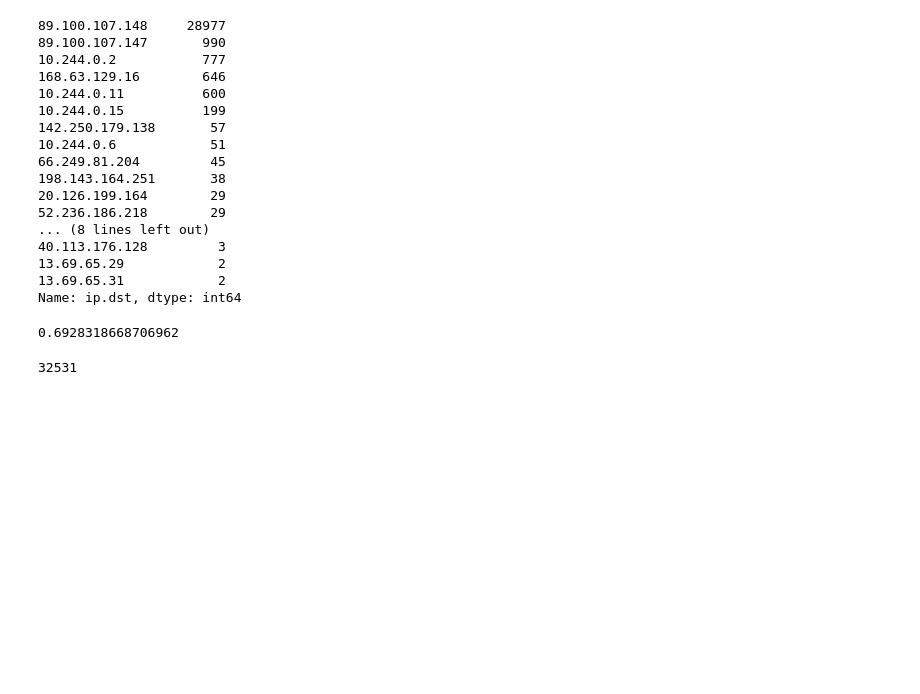
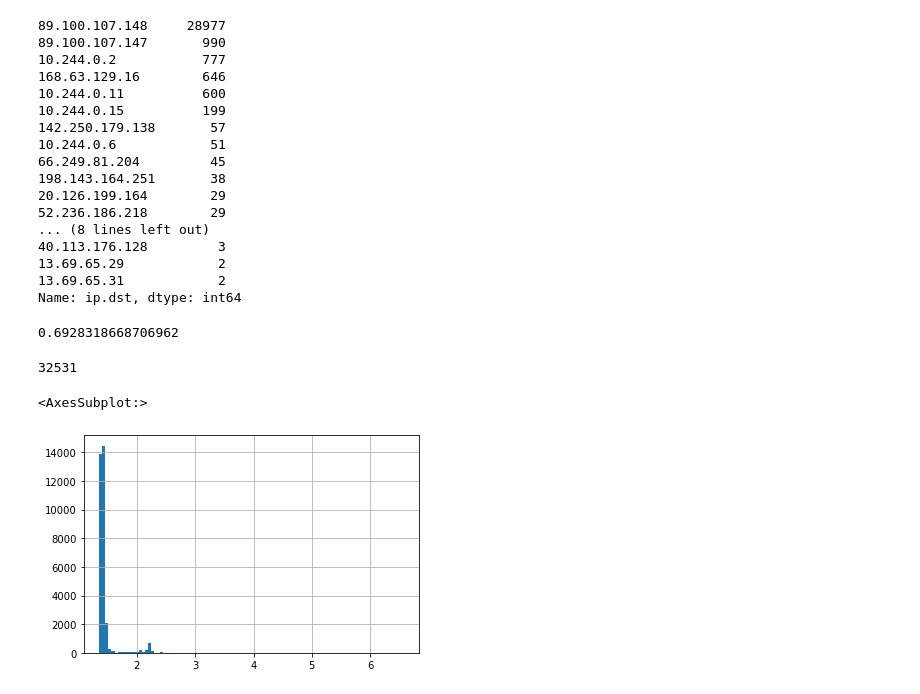
Before and after one commit to hotshot07/thesis, a Jupyter notebook: notebooks/Think this is it.ipynb, the cells around one changed output. Drawn from its saved outputs; the diff is of its cells as text; code cells hidden in the pictures; blank space fills up the shorter version.

```diff
--- a/notebooks/Think this is it.ipynb
+++ b/notebooks/Think this is it.ipynb
@@ -173,3 +173,8 @@ Name: ip.dst, dtype: int64
 len(anomalous_dict)
 # %% [output]
 32531
+# %%
+anomalous_dict['score'].hist(bins = 100)
+# %% [output]
+<AxesSubplot:>
+[figure, added]
```
